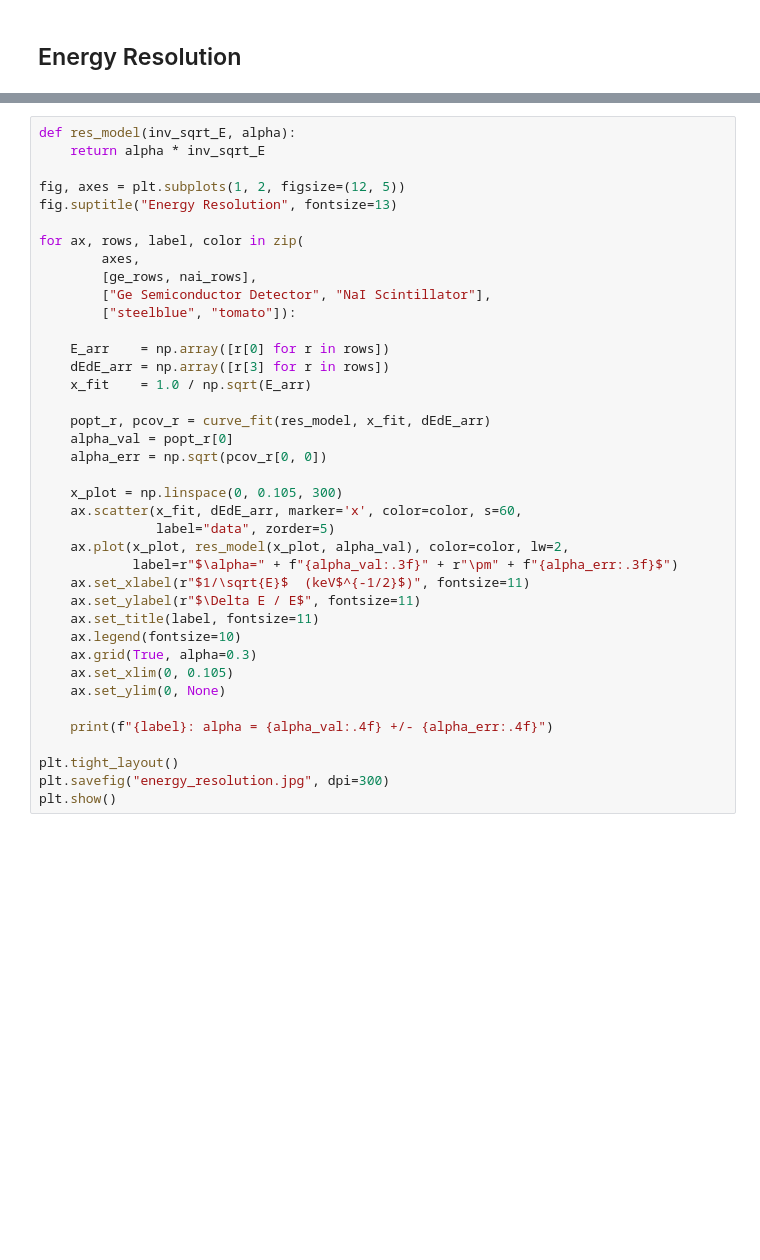
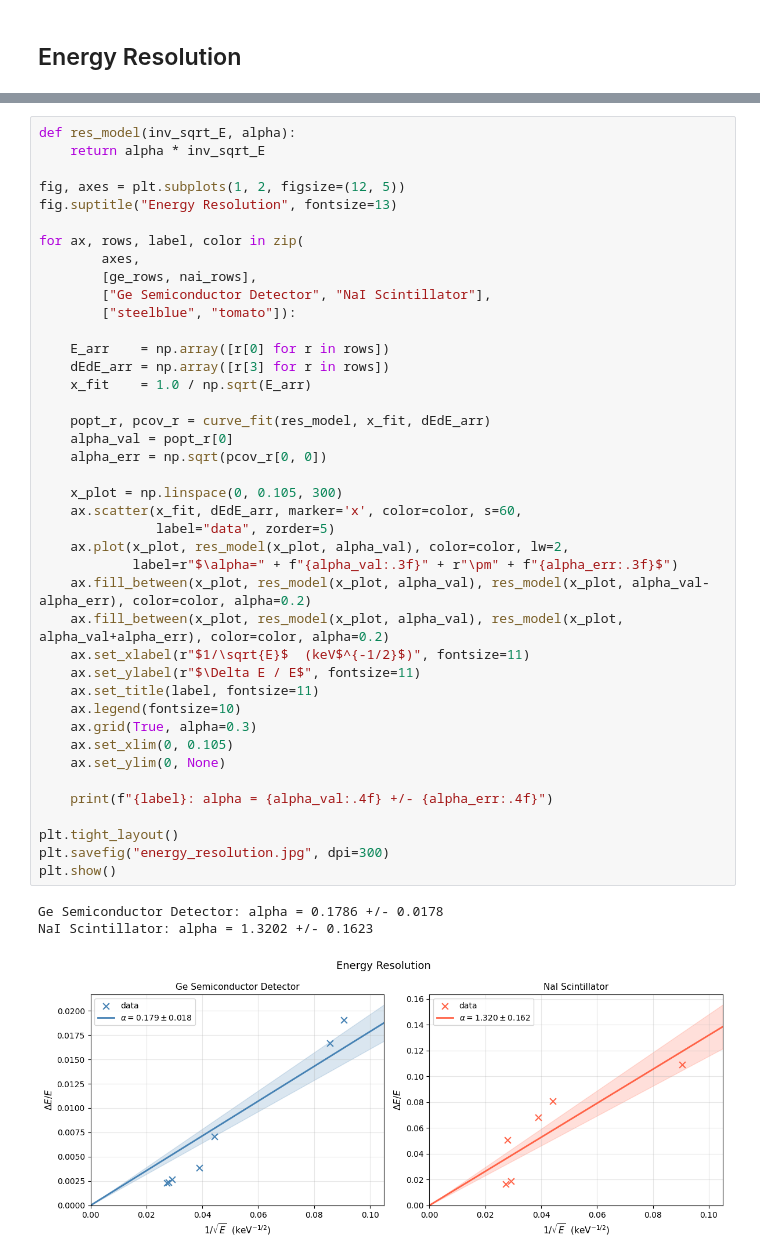
Before and after one commit to thexwon/P4, a Jupyter notebook: Gamma Coincidence Spectroscopy/gamma_code_complete(2).ipynb, the cells around one changed output, grey strips where cells are left out. Cells and saved outputs as stored; diff of their text form; blank space fills up the shorter version.

```diff
--- a/Gamma Coincidence Spectroscopy/gamma_code_complete(2).ipynb
+++ b/Gamma Coincidence Spectroscopy/gamma_code_complete(2).ipynb
@@ -772,30 +791,36 @@ for ax, rows, label, color in zip(
         [ge_rows, nai_rows],
         ["Ge Semiconductor Detector", "NaI Scintillator"],
         ["steelblue", "tomato"]):
 
     E_arr    = np.array([r[0] for r in rows])
     dEdE_arr = np.array([r[3] for r in rows])
     x_fit    = 1.0 / np.sqrt(E_arr)
 
     popt_r, pcov_r = curve_fit(res_model, x_fit, dEdE_arr)
     alpha_val = popt_r[0]
     alpha_err = np.sqrt(pcov_r[0, 0])
 
     x_plot = np.linspace(0, 0.105, 300)
     ax.scatter(x_fit, dEdE_arr, marker='x', color=color, s=60,
                label="data", zorder=5)
     ax.plot(x_plot, res_model(x_plot, alpha_val), color=color, lw=2,
             label=r"$\alpha=" + f"{alpha_val:.3f}" + r"\pm" + f"{alpha_err:.3f}$")
+    ax.fill_between(x_plot, res_model(x_plot, alpha_val), res_model(x_plot, alpha_val-alpha_err), color=color, alpha=0.2)
+    ax.fill_between(x_plot, res_model(x_plot, alpha_val), res_model(x_plot, alpha_val+alpha_err), color=color, alpha=0.2)
     ax.set_xlabel(r"$1/\sqrt{E}$  (keV$^{-1/2}$)", fontsize=11)
     ax.set_ylabel(r"$\Delta E / E$", fontsize=11)
     ax.set_title(label, fontsize=11)
     ax.legend(fontsize=10)
     ax.grid(True, alpha=0.3)
     ax.set_xlim(0, 0.105)
     ax.set_ylim(0, None)
 
     print(f"{label}: alpha = {alpha_val:.4f} +/- {alpha_err:.4f}")
 
 plt.tight_layout()
 plt.savefig("energy_resolution.jpg", dpi=300)
 plt.show()
+# %% [output]
+Ge Semiconductor Detector: alpha = 0.1786 +/- 0.0178
+NaI Scintillator: alpha = 1.3202 +/- 0.1623
+[figure, added]
```
Also changed, not shown: parts of 1 cell of this notebook, 4 other files.
